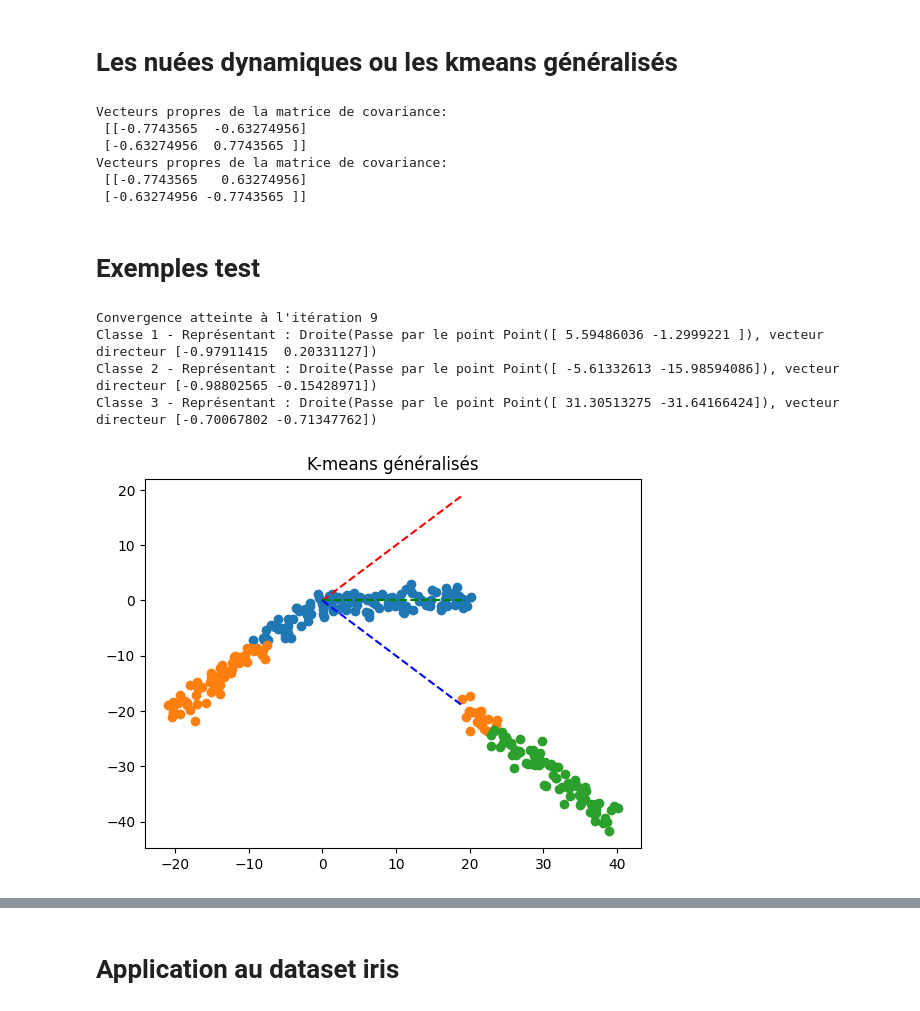
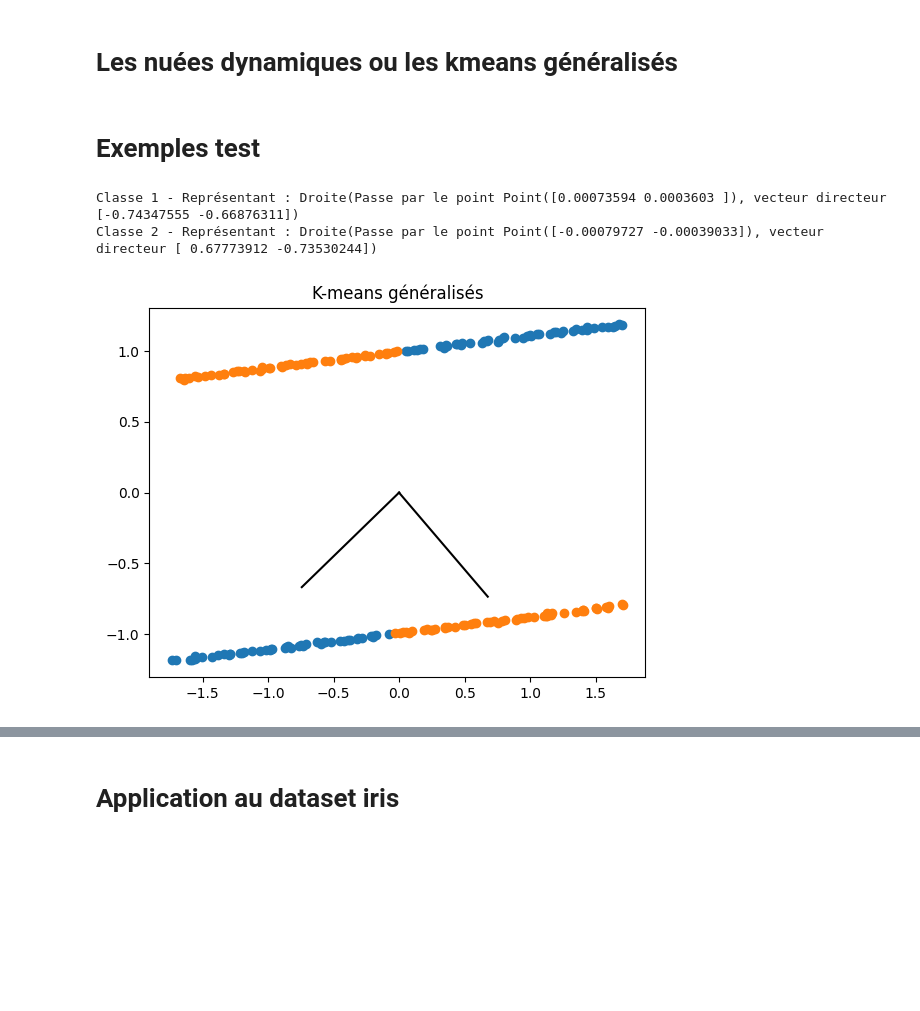
Before and after one commit to NoahKWM/ANDO, a Jupyter notebook: projet_ando.ipynb, the cells around one changed output, grey strips where cells are left out. Saved outputs shown, nothing was run; the diff lists cells and outputs as text; code cells hidden in the pictures; blank space fills up the shorter version.

```diff
--- a/projet_ando.ipynb
+++ b/projet_ando.ipynb
@@ -232,86 +240,67 @@ def kmeans_generalises(points, K, max_iterations=1000):
     classes = np.argmin(distances, axis=1)  # Vecteur de classes de dimension (N,)
 
     return representants, classes
-# %%
-from sklearn.decomposition import PCA
-
-X = np.array([[1, 2], [2, 1], [2, 3], [3, 2], [5, 4], [5, 6], [6, 4], [6, 5]])
-pca = PCA()
-pca.fit(X)
-print("Vecteurs propres de la matrice de covariance:\n", pca.components_)
-
-pca = comp_acp(X)
-print("Vecteurs propres de la matrice de covariance:\n", pca)
-# %% [output]
-Vecteurs propres de la matrice de covariance:
- [[-0.7743565  -0.63274956]
- [-0.63274956  0.7743565 ]]
-Vecteurs propres de la matrice de covariance:
- [[-0.7743565   0.63274956]
- [-0.63274956 -0.7743565 ]]
 # %% [markdown]
 # Exemples test
 # %%
 # Définir trois droites
 def droite1(x):
+    return x + 500
+
+def droite2(x):
     return x
 
-def droite2(x):
-    return 0
-
 def droite3(x):
-    return -x
+    return x - 500
 
 # Points autour de la première droite
-X1, _ = make_blobs(n_samples=100, centers=[[i, droite1(i) + np.random.normal(0, 0.5)] for i in range(-20, 0)])
+X1, _ = make_blobs(n_samples=100, centers=[[i, droite1(i) + np.random.normal(0, 0.25)] for i in range(-50, 50)])
 
 # Points autour de la deuxième droite
-X2, _ = make_blobs(n_samples=100, centers=[[i, droite2(i) + np.random.normal(0, 0.5)] for i in range(0, 20)])
+X2, _ = make_blobs(n_samples=100, centers=[[i, droite2(i) + np.random.normal(0, 0.25)] for i in range(-50, 50)])
 
-# Points autour de la troisième droite
-X3, _ = make_blobs(n_samples=100, centers=[[i, droite3(i) + np.random.normal(0, 0.5)] for i in range(20, 40)])
+# # Points autour de la troisième droite
+# X3, _ = make_blobs(n_samples=100, centers=[[i, droite3(i) + np.random.normal(0, 0.25)] for i in range(-50, 50)])
 
 # Concaténer les points pour former un ensemble de données
-data = np.concatenate([X1, X2, X3])
+data = np.concatenate([X1, X2])
 
 # Normaliser les données
-# data = StandardScaler().fit_transform(data)
+data = StandardScaler().fit_transform(data)
 
 # Appliquer l'algorithme des k-means généralisés
-K = 3
-representants, classes = kmeans_generalises([Point(coord) for coord in data], K, max_iterations=10000)
+K = 2
+representants, classes = kmeans_generalises([Point(coord) for coord in data], K, max_iterations=1000)
 
 # Afficher les résultats
 for i in range(K):
     print(f"Classe {i + 1} - Représentant : {representants[i]}")
 
 # Afficher les points en couleur en fonction des classes
 for k in range(K):
     ind_k = np.where(classes == k)[0]
     points_k = data[ind_k]
     plt.scatter(points_k[:, 0], points_k[:, 1], label=f'Classe {k + 1}')
 
 # Afficher les droites des représentants
-# for i in range(K):
-#     droite = representants[i]
+for i in range(K):
+    droite = representants[i]
 
-#     # Tracer la droite
-#     direction = droite.vecteur
-#     origin = droite.point.coordonnées
-#     scale = 2
-#     end_point = origin + scale * direction
-#     plt.plot([origin[0], end_point[0]], [origin[1], end_point[1]], color='black')
+    # Tracer la droite
+    direction = droite.vecteur
+    origin = droite.point.coordonnées
+    scale = 1
+    end_point = origin + scale * direction
+    plt.plot([origin[0], end_point[0]], [origin[1], end_point[1]], color='black')
 
-x_values = np.arange(20)
-plt.plot(x_values, [droite1(i) for i in x_values], color='red', linestyle='dashed', label='Droite 1 réelle')
-plt.plot(x_values, [droite2(i) for i in x_values], color='green', linestyle='dashed', label='Droite 2 réelle')
-plt.plot(x_values, [droite3(i) for i in x_values], color='blue', linestyle='dashed', label='Droite 3 réelle')
+# x_values = np.arange(20)
+# plt.plot(x_values, [droite1(i) for i in x_values], color='red', linestyle='dashed', label='Droite 1 réelle')
+# plt.plot(x_values, [droite2(i) for i in x_values], color='green', linestyle='dashed', label='Droite 2 réelle')
+# plt.plot(x_values, [droite3(i) for i in x_values], color='blue', linestyle='dashed', label='Droite 3 réelle')
 
 plt.title('K-means généralisés')
 plt.show()
 # %% [output]
-Convergence atteinte à l'itération 9
-Classe 1 - Représentant : Droite(Passe par le point Point([ 5.59486036 -1.2999221 ]), vecteur directeur [-0.97911415  0.20331127])
-Classe 2 - Représentant : Droite(Passe par le point Point([ -5.61332613 -15.98594086]), vecteur directeur [-0.98802565 -0.15428971])
-Classe 3 - Représentant : Droite(Passe par le point Point([ 31.30513275 -31.64166424]), vecteur directeur [-0.70067802 -0.71347762])
+Classe 1 - Représentant : Droite(Passe par le point Point([0.00073594 0.0003603 ]), vecteur directeur [-0.74347555 -0.66876311])
+Classe 2 - Représentant : Droite(Passe par le point Point([-0.00079727 -0.00039033]), vecteur directeur [ 0.67773912 -0.73530244])
-[figure, old version]
+[figure, new version]
```
Also changed, not shown: parts of 15 cells of this notebook.
